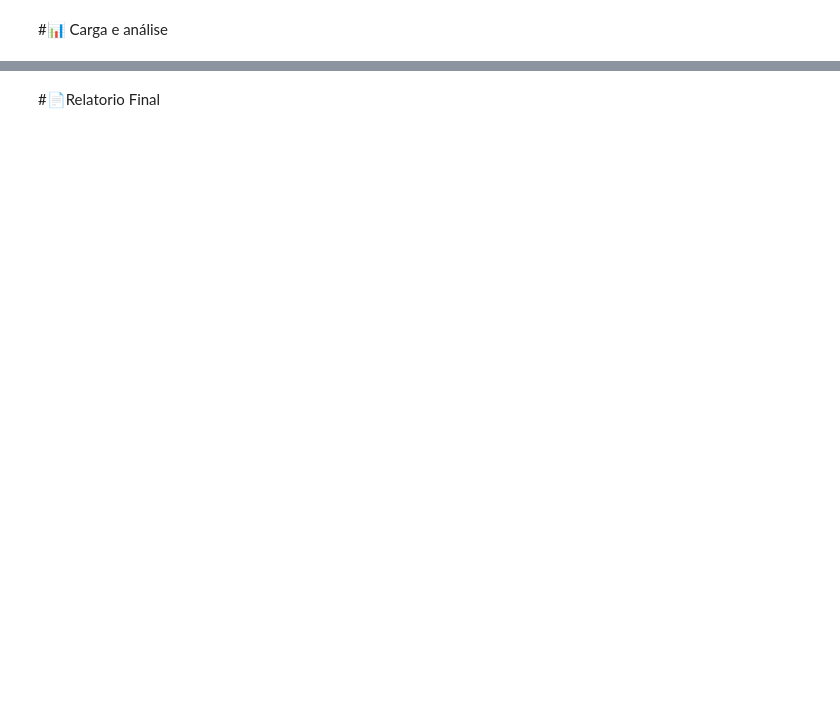
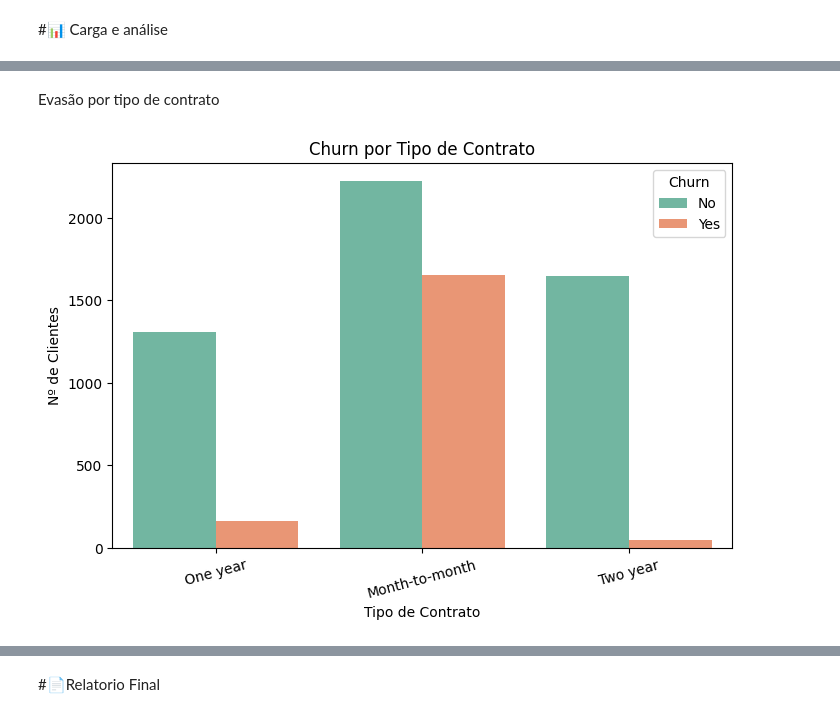
Before and after one commit to JessePMelo/Challenge-telecom-x, a Jupyter notebook: TelecomX_BR.ipynb, the cells around one changed output, grey strips where cells are left out. Saved outputs shown, nothing was run; the diff lists cells and outputs as text; code cells hidden in the pictures; blank space fills up the shorter version.

```diff
--- a/TelecomX_BR.ipynb
+++ b/TelecomX_BR.ipynb
@@ -185,0 +271,12 @@ See the caveats in the documentation: https://pandas.pydata.org/pandas-docs/stab
+# %% [markdown]
+Evasão por tipo de contrato
+# %%
+plt.figure(figsize=(8,5))
+sns.countplot(data=df_normalizado, x='account_Contract', hue='Churn', palette='Set2')
+plt.title('Churn por Tipo de Contrato')
+plt.xlabel('Tipo de Contrato')
+plt.ylabel('Nº de Clientes')
+plt.xticks(rotation=15)
+plt.show()
+# %% [output]
+[figure, added]
```
Also changed, not shown: parts of 19 cells of this notebook.
